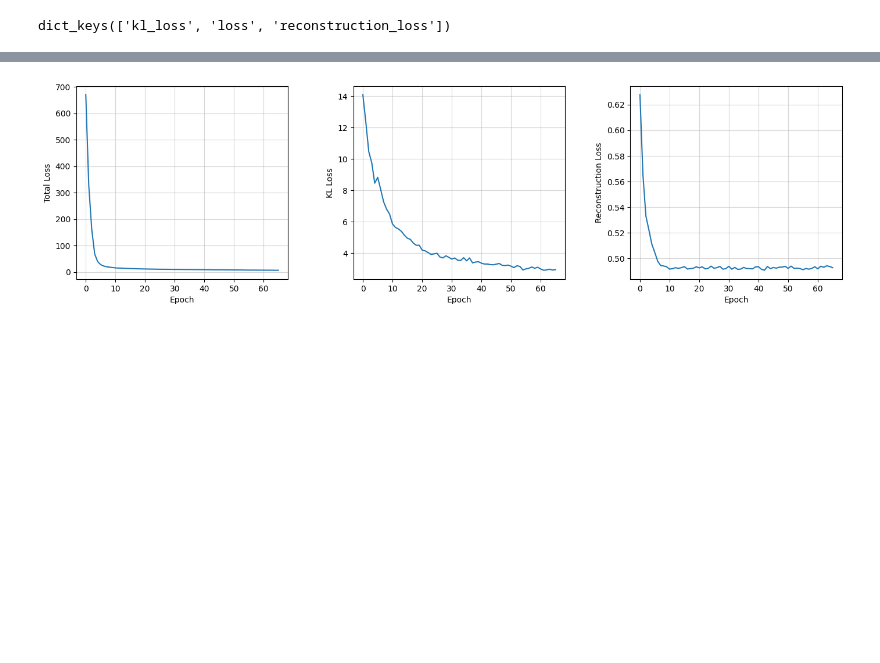
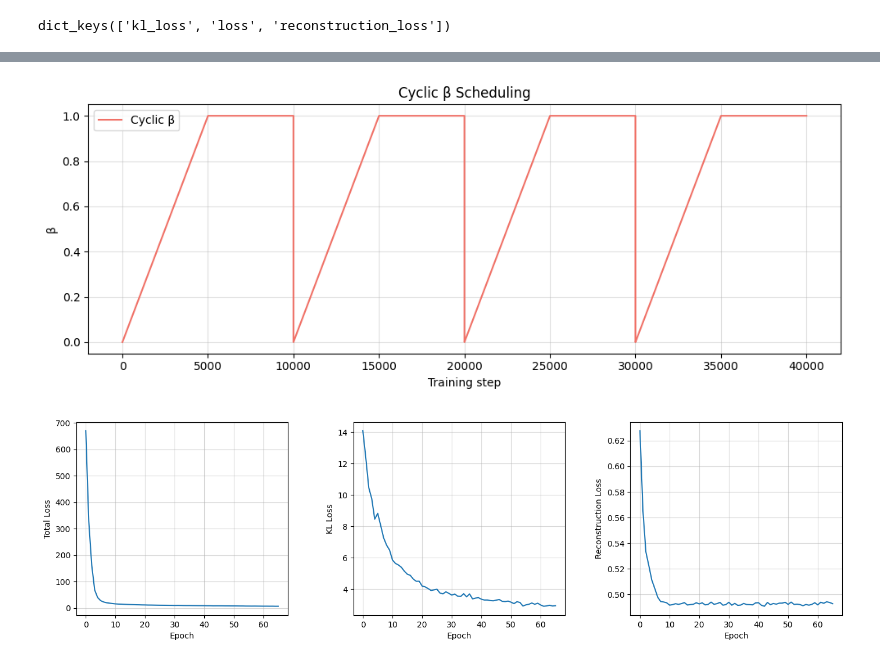
Before and after one commit to Sandra-Es/-Temporal-VAE-with-a-Markovian-Prior, a Jupyter notebook: Variational_Autoencoder_markovPrior.ipynb, the cells around one changed output, grey strips where cells are left out. Cells and saved outputs as stored; diff of their text form; code cells hidden in the pictures; blank space fills up the shorter version.

```diff
--- a/Variational_Autoencoder_markovPrior.ipynb
+++ b/Variational_Autoencoder_markovPrior.ipynb
@@ -558,3 +580,23 @@ plot_results(history.history)
+# %%
+# steps = list(range(3000))
+# betas = [get_beta_cyclic(s, warmup_steps=100, beta_max=4.0) for s in steps]
+
+steps = list(range(40000))
+betas = [get_beta_cyclic(s, warmup_steps=5000, beta_max=1.0) for s in steps]
+
+plt.figure(figsize=(10, 4))
+plt.plot(steps, betas, label="Cyclic β", color="#f07167")
+plt.xlabel("Training step")
+plt.ylabel("β")
+
+plt.title("Cyclic β Scheduling")
+
+plt.grid(True, alpha=0.4)
+plt.legend()
+plt.tight_layout()
+plt.show()
+# %% [output]
+[figure, added]
 # %%
 plot_results(dense_history)
 # %% [output]
```
Also changed, not shown: parts of 4 cells of this notebook.
